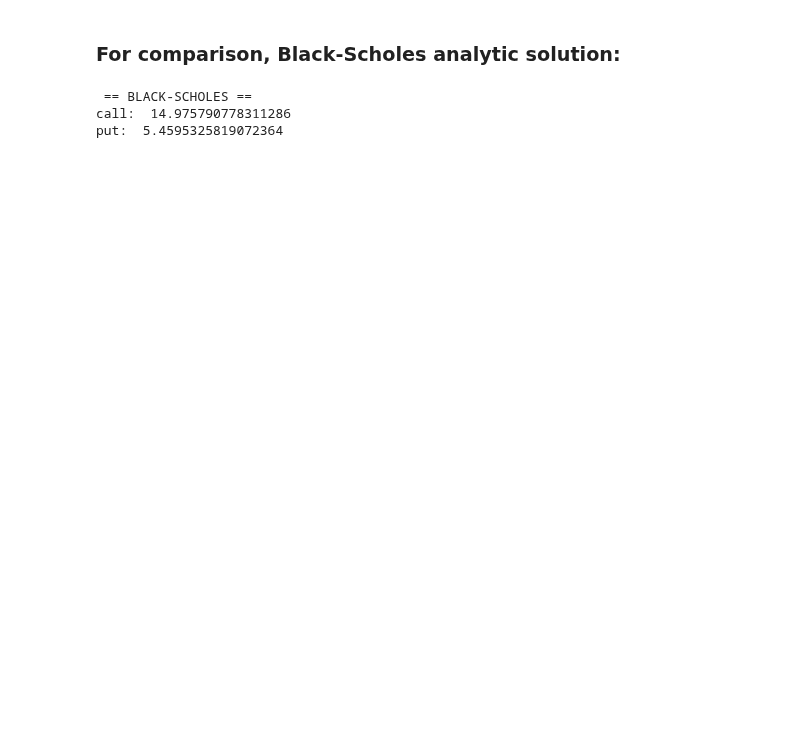
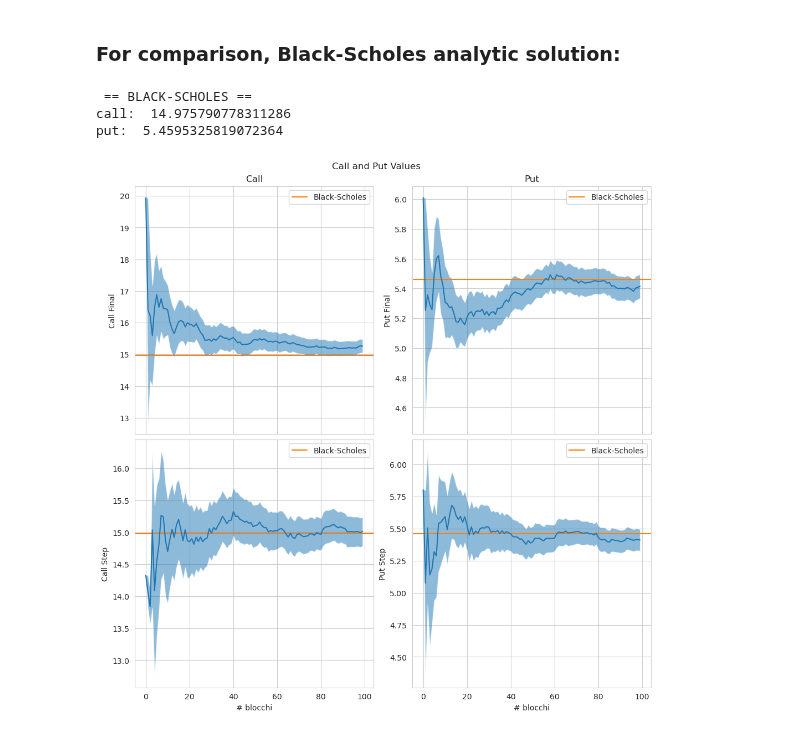
Before and after one commit to RandDouble/SimulazioneNumerica, a Jupyter notebook: LSN_Exercises_03.ipynb, the cells around one changed output. Cells and saved outputs as stored; diff of their text form; code cells hidden in the pictures; blank space fills up the shorter version.

```diff
--- a/LSN_Exercises_03.ipynb
+++ b/LSN_Exercises_03.ipynb
@@ -127,3 +105,64 @@ if __name__ == "__main__":
  == BLACK-SCHOLES ==
 call:  14.975790778311286
 put:  5.4595325819072364
+# %%
+fig, axs = plt.subplots(2, 2, figsize=(10, 10), sharex=True, layout="constrained")
+x = np.arange(0, df.shape[0])
+x_label = "# blocchi"
+
+axs[0,0].axhline(call, color='C1', label="Black-Scholes")
+axs[1,0].axhline(call, color='C1', label="Black-Scholes")
+
+axs[0,1].axhline(put, color='C1', label="Black-Scholes")
+axs[1,1].axhline(put, color='C1', label="Black-Scholes")
+
+
+axs[0, 0].plot(x, df["Call_final"])
+axs[0, 0].fill_between(
+    x,
+    df["Call_final"] - df["Call_final_err"],
+    df["Call_final"] + df["Call_final_err"],
+    alpha=0.5,
+)
+axs[0, 0].set_title("Call")
+# axs[0, 0].set_xlabel(x_label)
+axs[0, 0].set_ylabel("Call Final")
+
+axs[0, 1].plot(x, df["Put_final"])
+axs[0, 1].fill_between(
+    x,
+    df["Put_final"] - df["Put_final_err"],
+    df["Put_final"] + df["Put_final_err"],
+    alpha=0.5,
+)
+# axs[0, 1].set_xlabel(x_label)
+axs[0, 1].set_ylabel("Put Final")
+axs[0, 1].set_title("Put")
+
+axs[1, 0].plot(x, df["Call_step"])
+axs[1, 0].fill_between(
+    x,
+    df["Call_step"] - df["Call_step_err"],
+    df["Call_step"] + df["Call_step_err"],
+    alpha=0.5,
+)
+axs[1, 0].set_xlabel(x_label)
+axs[1, 0].set_ylabel("Call Step")
+
+
+axs[1, 1].plot(x, df["Put_step"])
+axs[1, 1].fill_between(
+    x,
+    df["Put_step"] - df["Put_step_err"],
+    df["Put_step"] + df["Put_step_err"],
+    alpha=0.5,
+)
+axs[1, 1].set_xlabel(x_label)
+axs[1, 1].set_ylabel("Put Step")
+
+for ax in axs.flat:
+    ax.legend()
+
+fig.suptitle("Call and Put Values");
+# %% [output]
+[figure, added]
```
Also changed, not shown: parts of 5 cells of this notebook.
